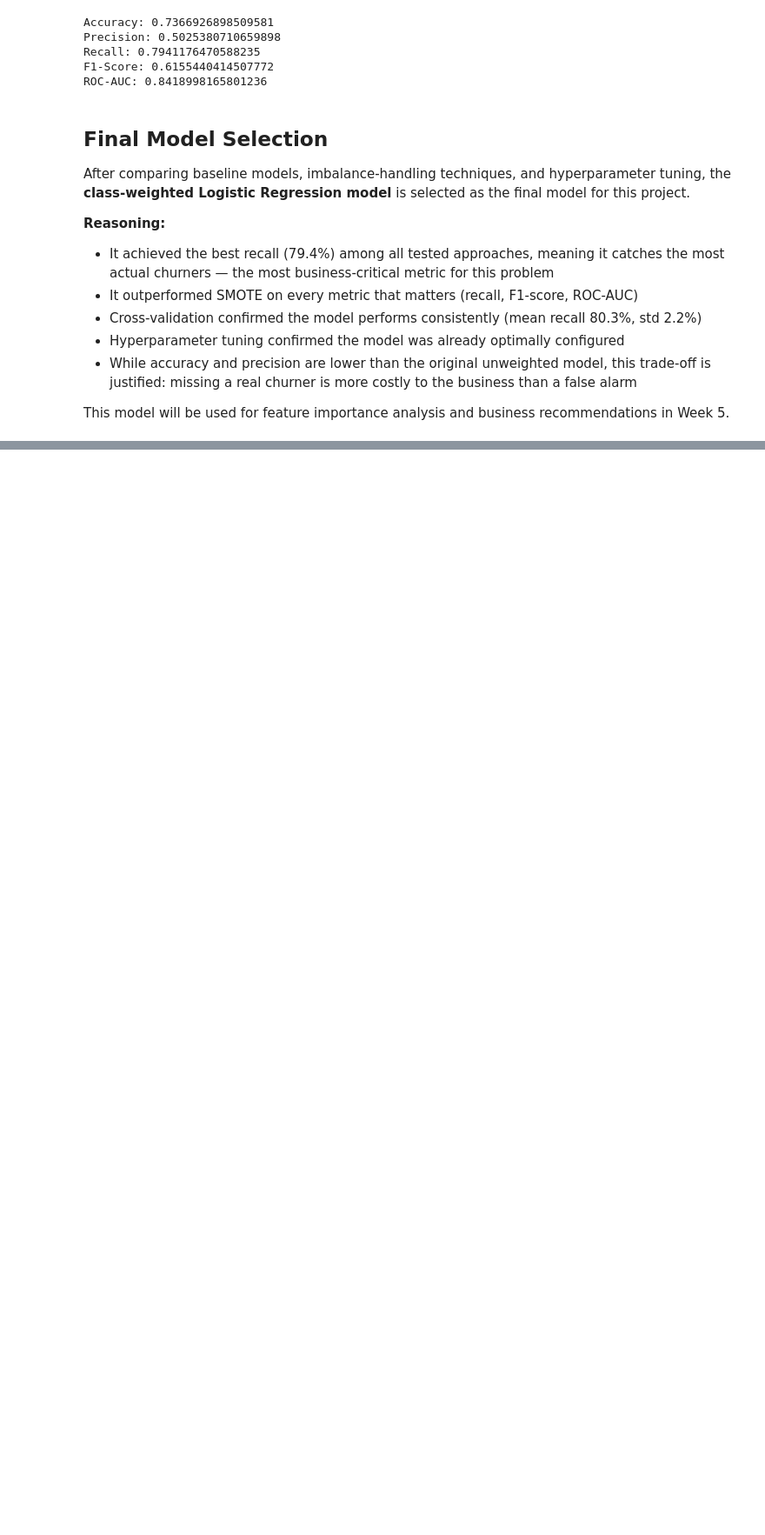
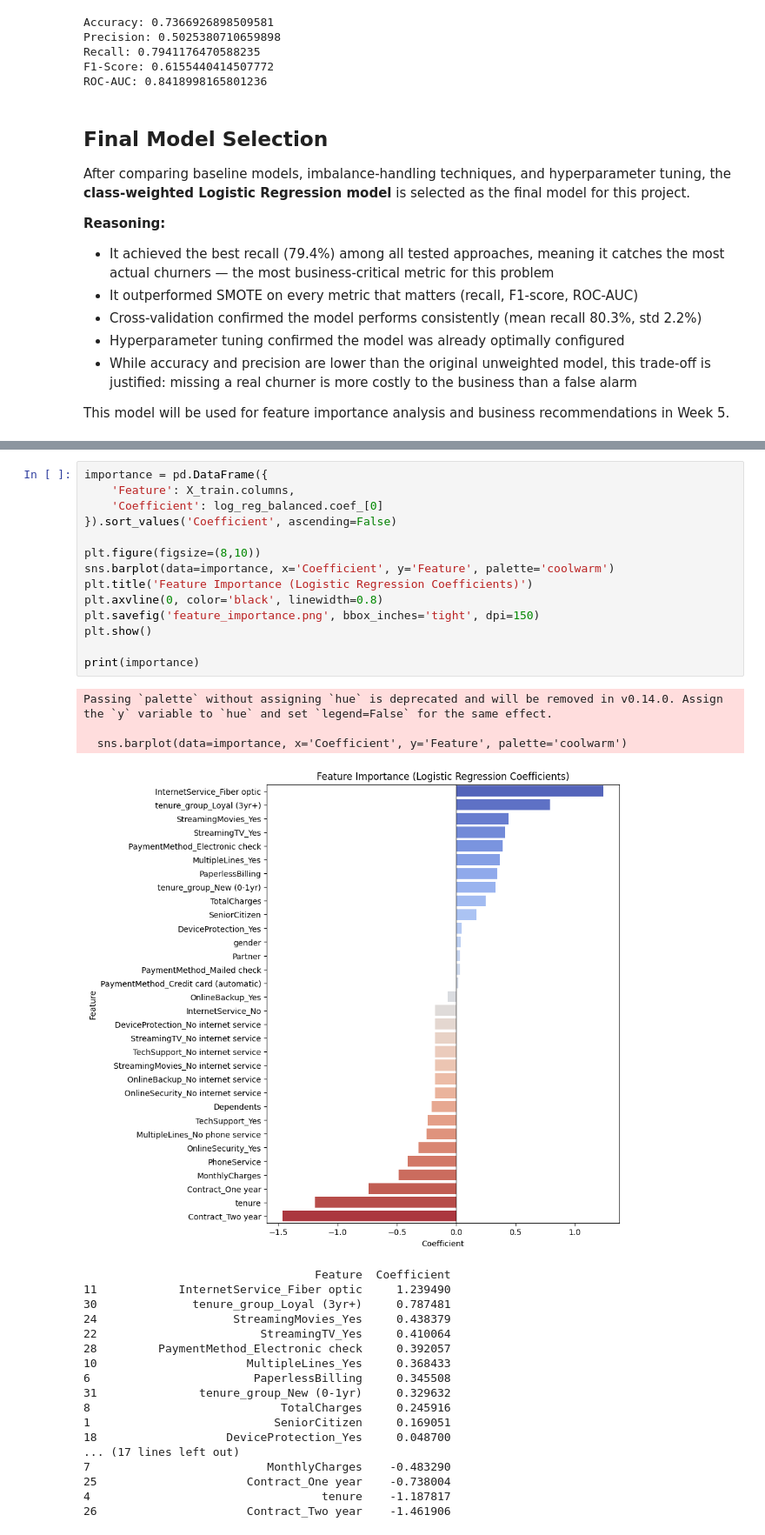
Before and after one commit to Alfred-Doryele/Customer-Churn-Prediction, a Jupyter notebook: notebooks/customer_churn_analysis.ipynb, the cells around one changed output, grey strips where cells are left out. Shown at 87% size. Drawn from its saved outputs; the diff is of its cells as text; blank space fills up the shorter version.

```diff
--- a/notebooks/customer_churn_analysis.ipynb
+++ b/notebooks/customer_churn_analysis.ipynb
@@ -718,0 +768,36 @@ This model will be used for feature importance analysis and business recommendat
+# %%
+importance = pd.DataFrame({
+    'Feature': X_train.columns,
+    'Coefficient': log_reg_balanced.coef_[0]
+}).sort_values('Coefficient', ascending=False)
+
+plt.figure(figsize=(8,10))
+sns.barplot(data=importance, x='Coefficient', y='Feature', palette='coolwarm')
+plt.title('Feature Importance (Logistic Regression Coefficients)')
+plt.axvline(0, color='black', linewidth=0.8)
+plt.savefig('feature_importance.png', bbox_inches='tight', dpi=150)
+plt.show()
+
+print(importance)
+# %% [output]
+Passing `palette` without assigning `hue` is deprecated and will be removed in v0.14.0. Assign the `y` variable to `hue` and set `legend=False` for the same effect.
+
+  sns.barplot(data=importance, x='Coefficient', y='Feature', palette='coolwarm')
+[figure, added]
+                                  Feature  Coefficient
+11            InternetService_Fiber optic     1.239490
+30              tenure_group_Loyal (3yr+)     0.787481
+24                    StreamingMovies_Yes     0.438379
+22                        StreamingTV_Yes     0.410064
+28         PaymentMethod_Electronic check     0.392057
+10                      MultipleLines_Yes     0.368433
+6                        PaperlessBilling     0.345508
+31               tenure_group_New (0-1yr)     0.329632
+8                            TotalCharges     0.245916
+1                           SeniorCitizen     0.169051
+18                   DeviceProtection_Yes     0.048700
+... (17 lines left out)
+7                          MonthlyCharges    -0.483290
+25                      Contract_One year    -0.738004
+4                                  tenure    -1.187817
+26                      Contract_Two year    -1.461906
```
Also changed, not shown: parts of 22 cells of this notebook.
